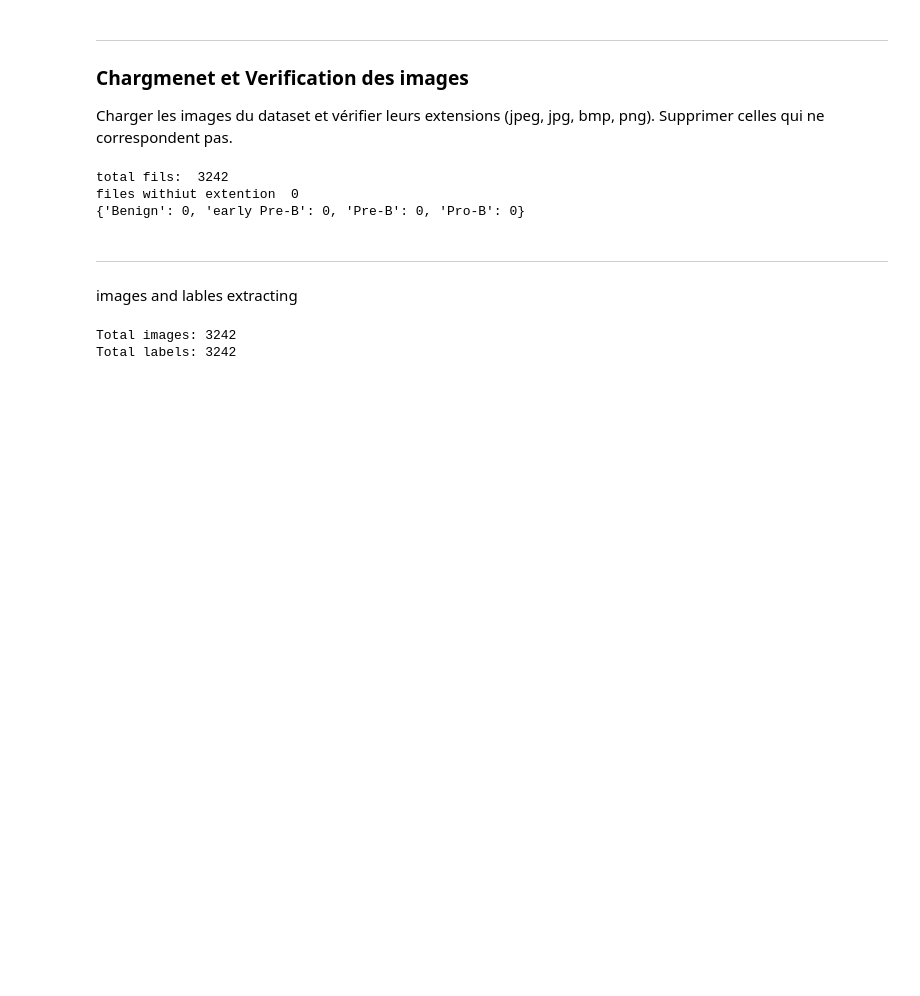
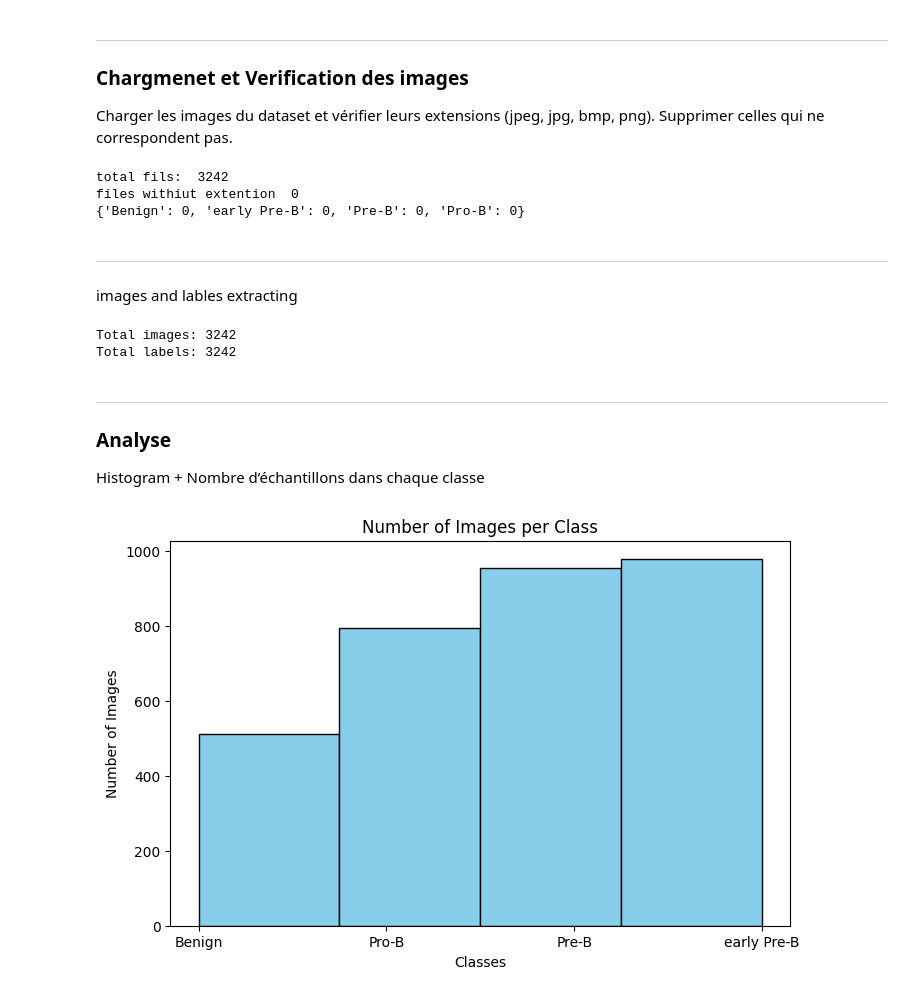
Before and after one commit to elmhmmd/Diagnostic-multimodal-par-IA-Cancers-sanguins-Tumeurs-c-r-brales-via-Transfer-Learning, a Jupyter notebook: classification.ipynb, the cells around one changed output. Drawn from its saved outputs; the diff is of its cells as text; code cells hidden in the pictures; blank space fills up the shorter version.

```diff
--- a/classification.ipynb
+++ b/classification.ipynb
@@ -128,3 +130,21 @@ print(f"Total labels: {len(labels)}")
 # %% [output]
 Total images: 3242
 Total labels: 3242
+# %% [markdown]
+---
+### Analyse
+Histogram +  Nombre d’échantillons dans chaque classe
+# %%
+import matplotlib.pyplot as plt
+
+categories_len = len(np.unique(labels))
+
+plt.figure(figsize=(8,5))
+
+plt.hist(labels, bins=categories_len, color='skyblue', edgecolor='black')
+plt.title("Number of Images per Class")
+plt.xlabel("Classes")
+plt.ylabel("Number of Images")
+plt.show()
+# %% [output]
+[figure, added]
```
Also changed, not shown: parts of 4 cells of this notebook.
